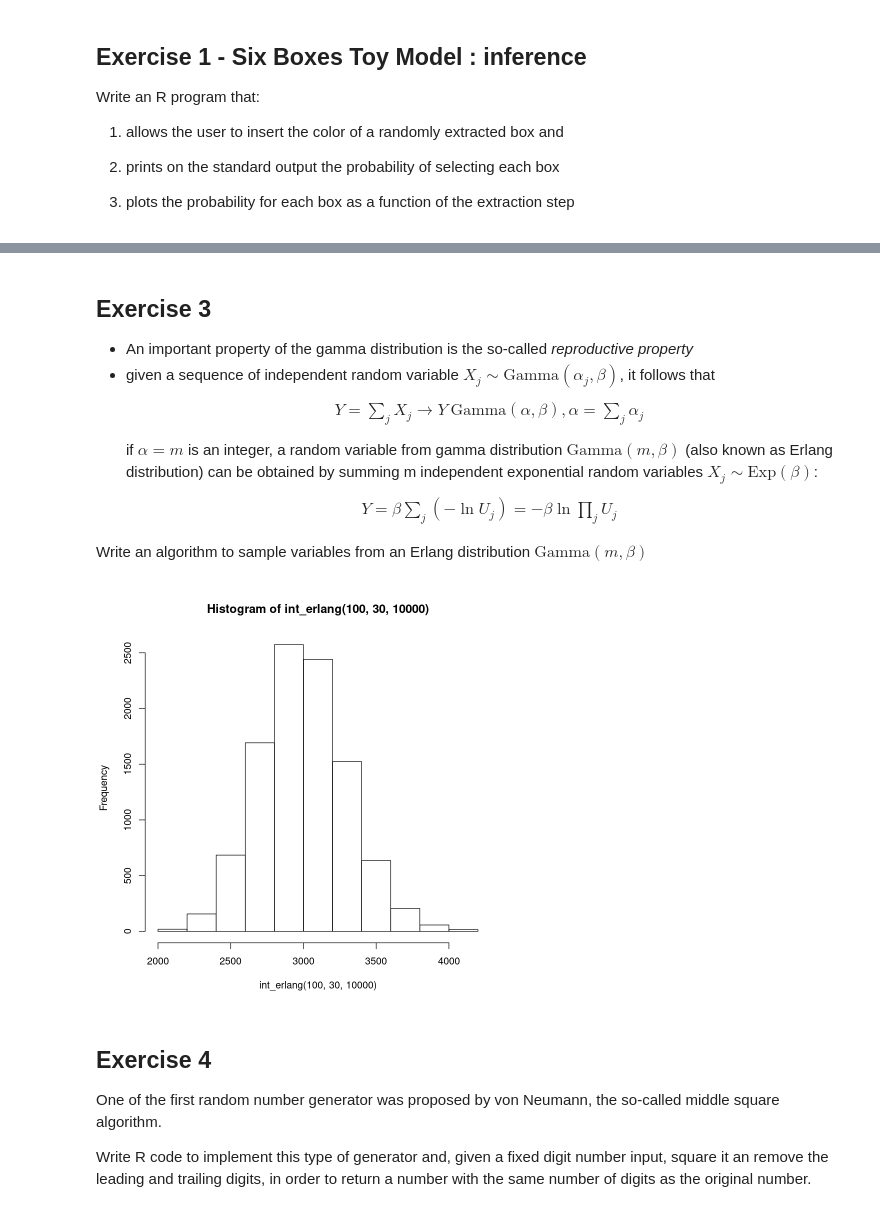
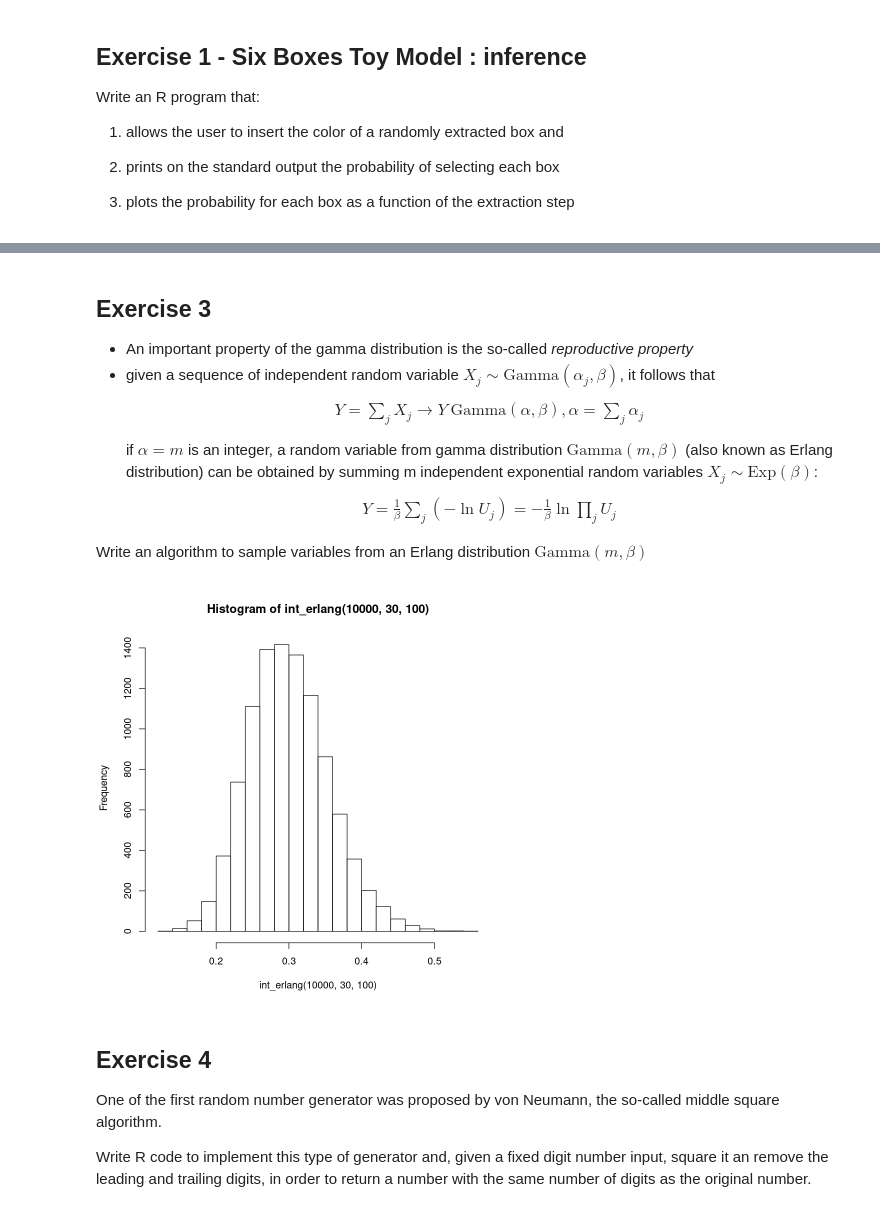
Before and after one commit to eigen-carmona/AdvStats, a Jupyter notebook: lab4/ex4.ipynb, the cells around one changed output, grey strips where cells are left out. Cells and saved outputs as stored; diff of their text form; code cells hidden in the pictures.

Commit message:
Corrected erlang function code

```diff
--- a/lab4/ex4.ipynb
+++ b/lab4/ex4.ipynb
@@ -81,17 +59,16 @@ if $\alpha = m$ is an integer, a random variable from gamma distribution $\text{
 random variables $X_j ∼ \text{Exp}(\beta)$:
 $$
 \begin{align}
-Y=\beta\sum_j(-\ln U_j)=-\beta\ln\prod_j U_j
+Y=\frac{1}{\beta}\sum_j(-\ln U_j)=-\frac{1}{\beta}\ln\prod_j U_j
 \end{align}
 $$
 
 Write an algorithm to sample variables from an Erlang distribution $\text{Gamma}(m, \beta)$
 # %%
-# TODO: too slow, not even properly distributed
-int_erlang <- function(m,bet,N) replicate(N,-bet*log(prod(runif(m))))
-hist(int_erlang(100,30,10000))
+int_erlang <- function(N,m,bet) replicate(N,-sum(log(runif(m)))/bet)
+hist(int_erlang(10000,30,100))
 # %% [output]
-[figure, old version]
+[figure, new version]
 # %% [markdown]
 ## Exercise 4
 One of the first random number generator was proposed by von Neumann, the so-called middle square algorithm.
```
Also changed, not shown: parts of 4 cells of this notebook.
